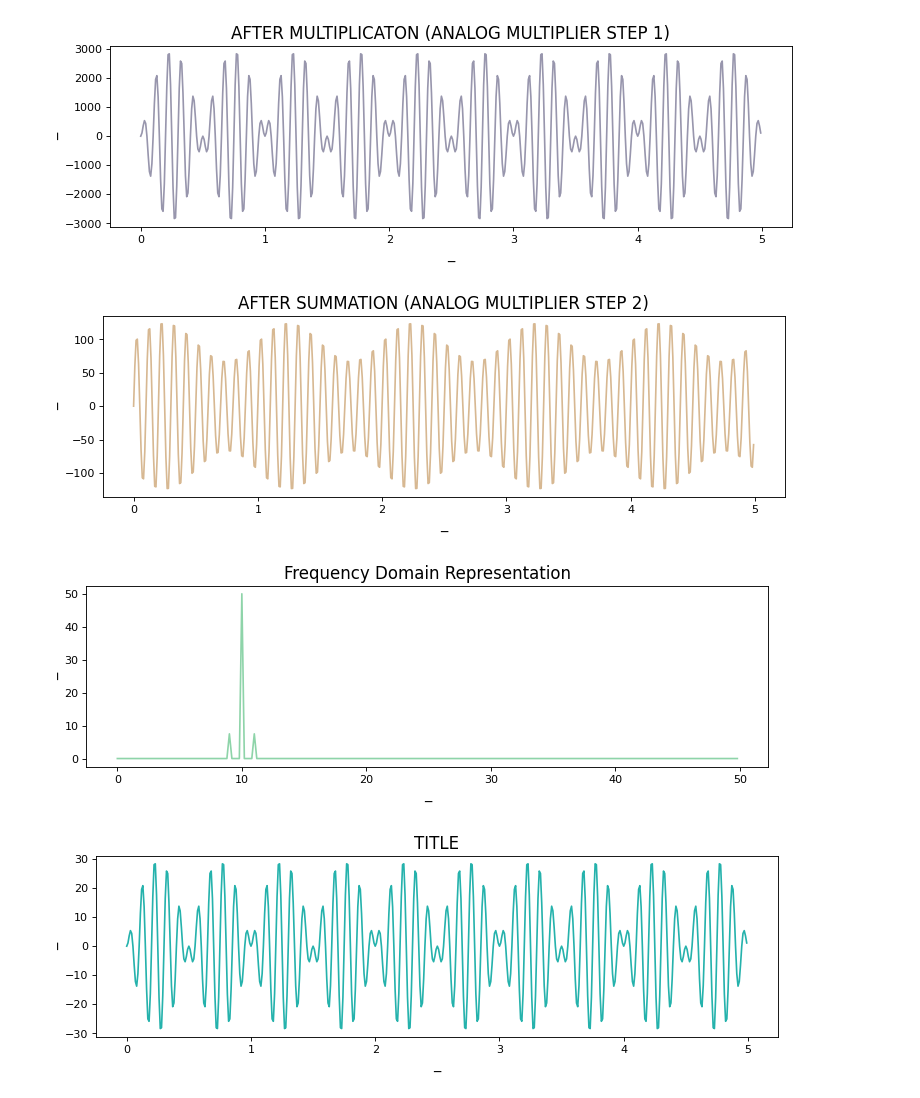
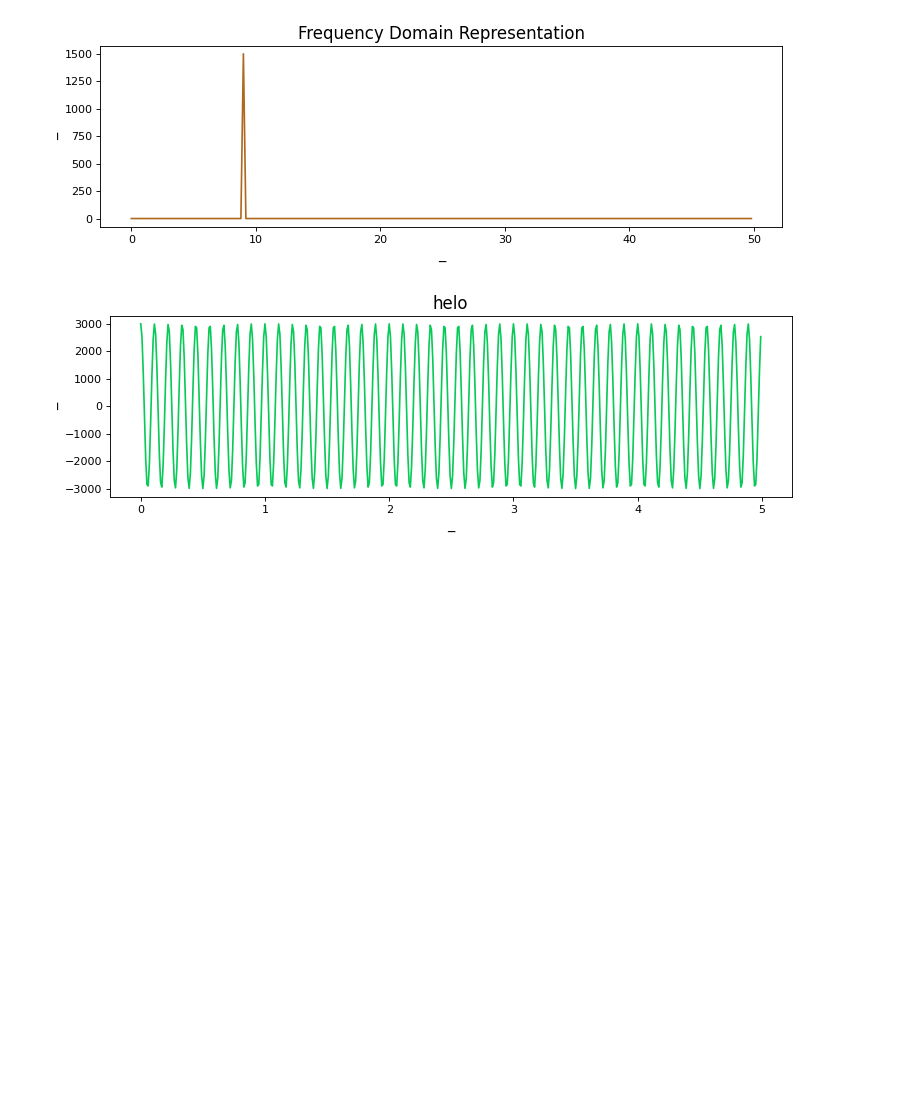
Before and after one commit to Udaysonu/Analog_communication_system_LIBRARY, a Jupyter notebook: ACS_Library.ipynb, the cells around one changed output. Drawn from its saved outputs; the diff is of its cells as text; code cells hidden in the pictures; blank space fills up the shorter version.

Commit message:
ADD Phase Shift Method for AM

```diff
--- a/ACS_Library.ipynb
+++ b/ACS_Library.ipynb
@@ -118,39 +118,57 @@ class Amplitude_Modulation:
         tpCount     = len(amplitude)
 
         values      = np.arange(int(tpCount/2))
 
         timePeriod  = tpCount/samplingFrequency
 
         frequencies = values/timePeriod
 
         # Frequency domain representation
 
         self.plot(frequencies, abs(fourierTransform),title="Frequency Domain Representation")
 
     def dsbsc(self):
         return self.carrier_signal*self.message_signal/(self.carrier_amplitude)
 
     def ssbsc_lower(self):
         return self.message_amplitude*np.sin(2*np.pi*self.carrier_angular_freq*self.time-2*(np.pi)
                       *self.message_angular_freq*self.time)
 
     def ssbsc_upper(self):
         return self.message_amplitude*np.sin(2*np.pi*self.carrier_angular_freq*self.time+2*(np.pi)
                       *self.message_angular_freq*self.time)
+    def phase_shift_method(self,angle_oscillator=np.pi/2,angle_message=np.pi/2):
+        message_without_90=self.message_amplitude*np.sin((2*np.pi*self.message_angular_freq*self.time)+self.message_phase)
+
+        message_with_90=self.message_amplitude*np.sin((2*np.pi*self.message_angular_freq*self.time)+angle_message)
+
+        carrier_without_90= self.carrier_signal=self.carrier_amplitude*np.sin(2*np.pi*self.carrier_angular_freq*self.time+self.carrier_phase)
+
+
+        carrier_with_90=self.carrier_signal=self.carrier_amplitude*np.sin(2*np.pi*self.carrier_angular_freq*self.time+angle_oscillator)
+
+        product_mod_m1=message_without_90*carrier_without_90
+        product_mod_m2=message_with_90*carrier_with_90
+
+
+        adder=product_mod_m1+product_mod_m2
+        ac.fourier_trainsfrom(adder)
+
+        self.plot(self.get_time(),adder,title="helo")
 
 ac=Amplitude_Modulation()
 # ac.plot(ac.get_time(),ac.get_message_signal(),"Message Signal",x_label="time",y_label="Amplitude")
 # ac.plot(ac.get_time(),ac.get_carrier_signal(),"Carrier Wave",x_label="time",y_label="Amplitude")
-a= ac.analog_multiplier()
+# a= ac.analog_multiplier()
 i=0
 # b=ac.square_law_modulator()
 # ac.square_law_modulator()
-ac.fourier_trainsfrom(ac.get_modulated_signal())
-ac.plot(ac.get_time(), ac.dsbsc())
-ac.fourier_trainsfrom(ac.ssb_lower())
-ac.fourier_trainsfrom(ac.ssb_upper())
+# ac.fourier_trainsfrom(ac.get_modulated_signal())
+# ac.plot(ac.get_time(), ac.dsbsc())
+# ac.plot(ac.get_time(),ac.ssbsc_lower())
+# ac.fourier_trainsfrom(ac.ssbsc_lower())
+# ac.fourier_trainsfrom(ac.ss?sc_upper())
+ac.phase_shift_method(np.pi/2,np.pi/2)
 # %% [output]
-[figure, old version]
+[figure, new version]
-[figure, old version]
+[figure, new version]
-[figure, removed]
-[figure, removed]
```
Also changed, not shown: parts of 1 cell of this notebook.
